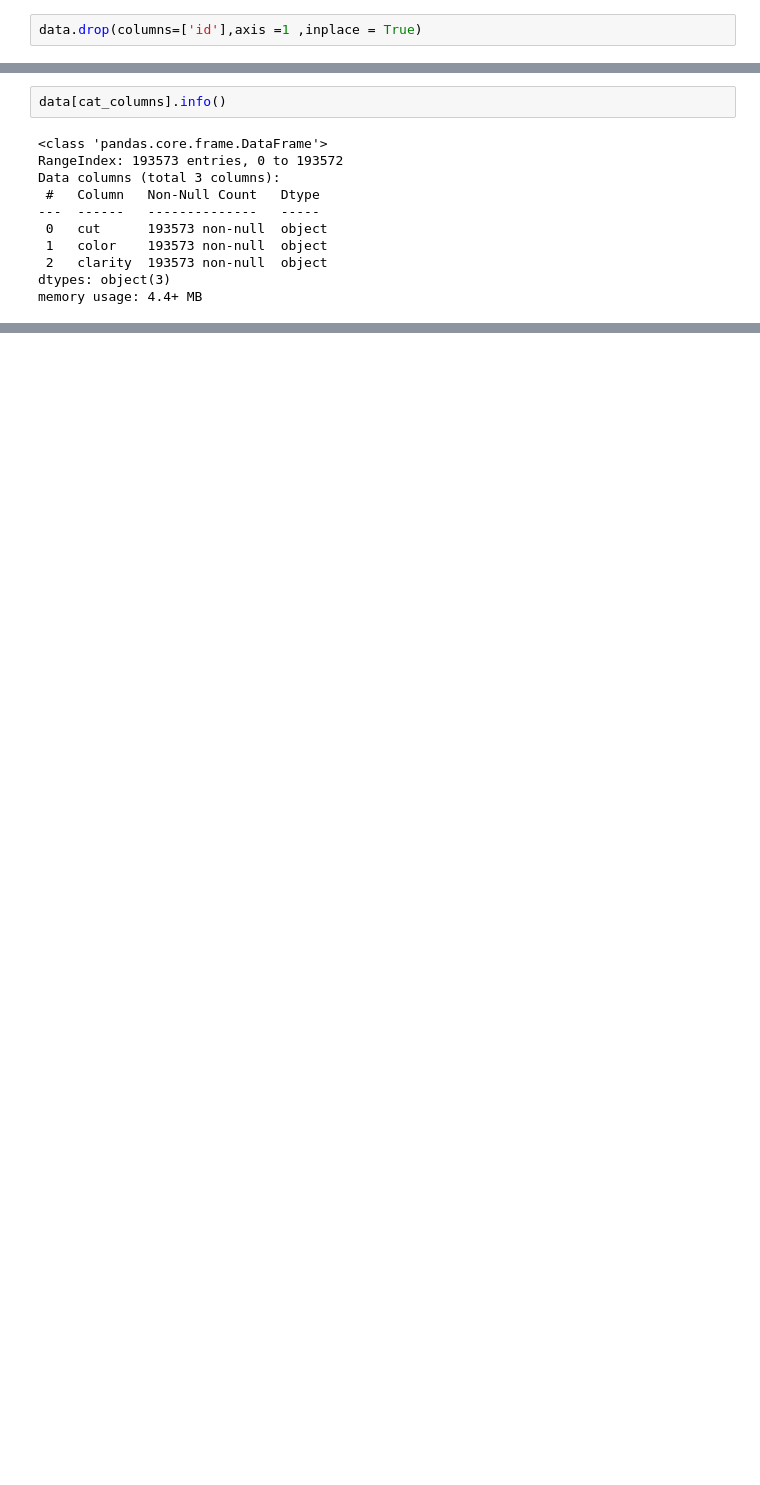
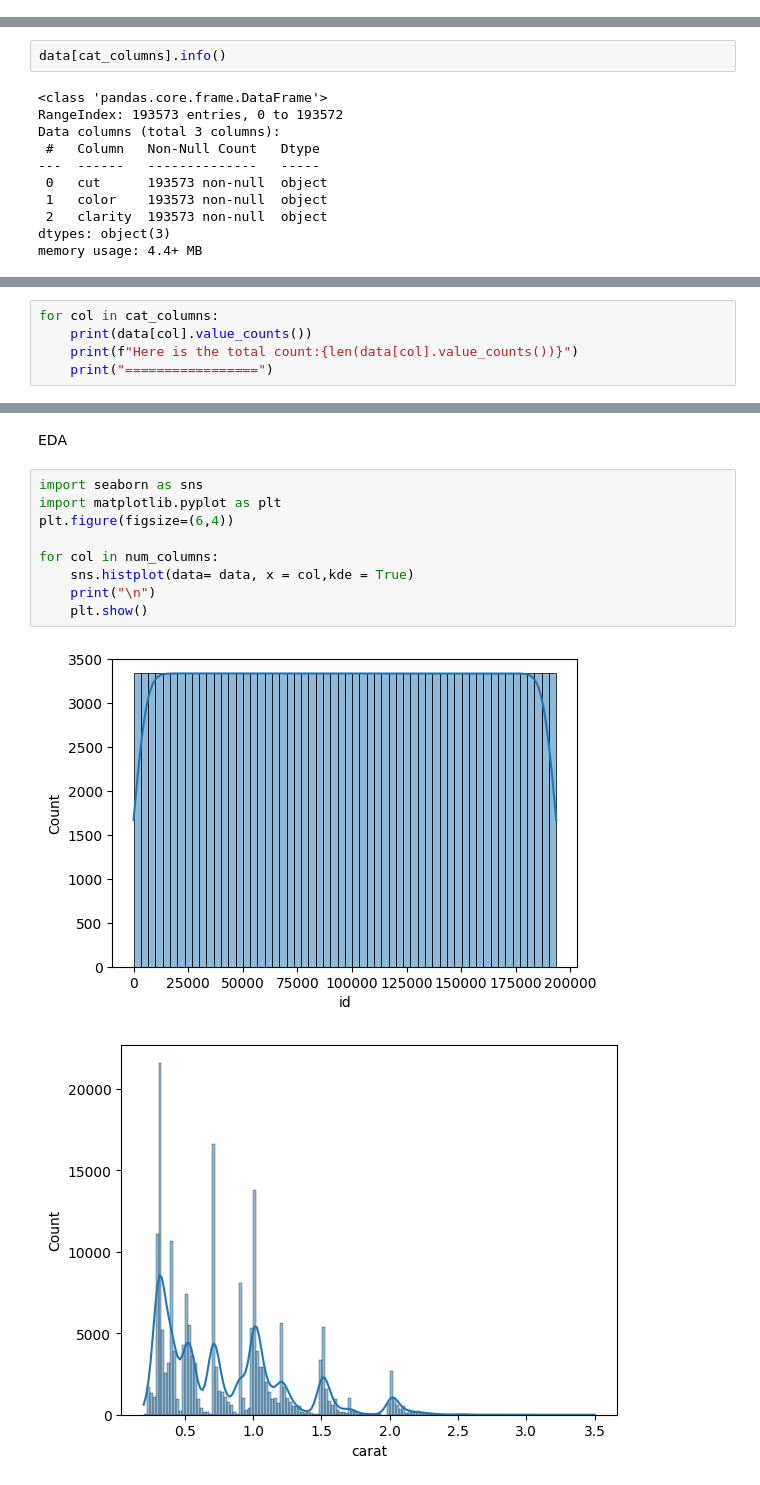
Before and after one commit to Nithin8919/Mlops-project-1, a Jupyter notebook: experiment/experiments.ipynb, the cells around one changed output, grey strips where cells are left out. Drawn from its saved outputs; the diff is of its cells as text; blank space fills up the shorter version.

```diff
--- a/experiment/experiments.ipynb
+++ b/experiment/experiments.ipynb
@@ -78,5 +78,3 @@ data.describe()
 | 50% | 96786.000000 | 0.700000 | 61.900000 | 57.000000 | 5.700000 | 5.720000 | 3.530000 | 2401.000000 |
 | 75% | 145179.000000 | 1.030000 | 62.400000 | 58.000000 | 6.510000 | 6.510000 | 4.030000 | 5408.000000 |
 | max | 193572.000000 | 3.500000 | 71.600000 | 79.000000 | 9.650000 | 10.010000 | 31.300000 | 18818.000000 |
-# %%
-data.drop(columns=['id'],axis =1 ,inplace = True)
@@ -127,0 +135,5 @@ memory usage: 4.4+ MB
+# %%
+for col in cat_columns:
+    print(data[col].value_counts())
+    print(f"Here is the total count:{len(data[col].value_counts())}")
+    print("=================")
@@ -127,0 +158,14 @@ memory usage: 4.4+ MB
+# %% [markdown]
+EDA
+# %%
+import seaborn as sns
+import matplotlib.pyplot as plt
+plt.figure(figsize=(6,4))
+
+for col in num_columns:
+    sns.histplot(data= data, x = col,kde = True)
+    print("\n")
+    plt.show()
+# %% [output]
+[figure, added]
+[figure, added]
```
Also changed, not shown: parts of 28 cells of this notebook, 1 other file.
